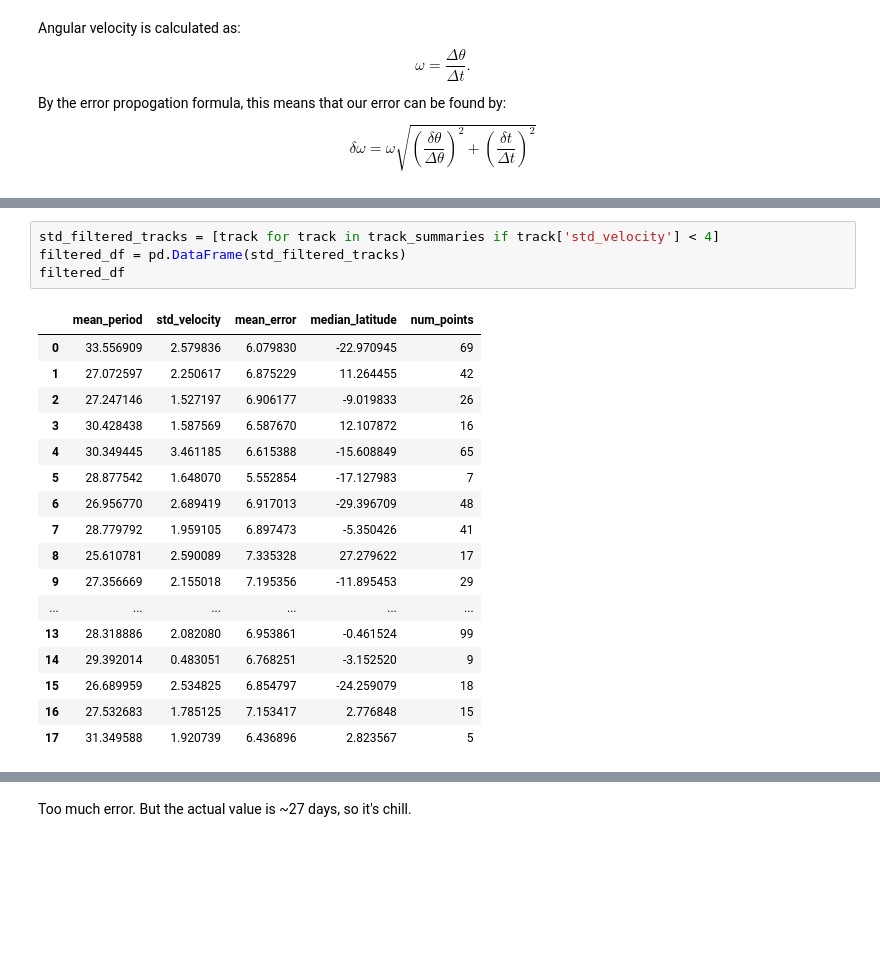
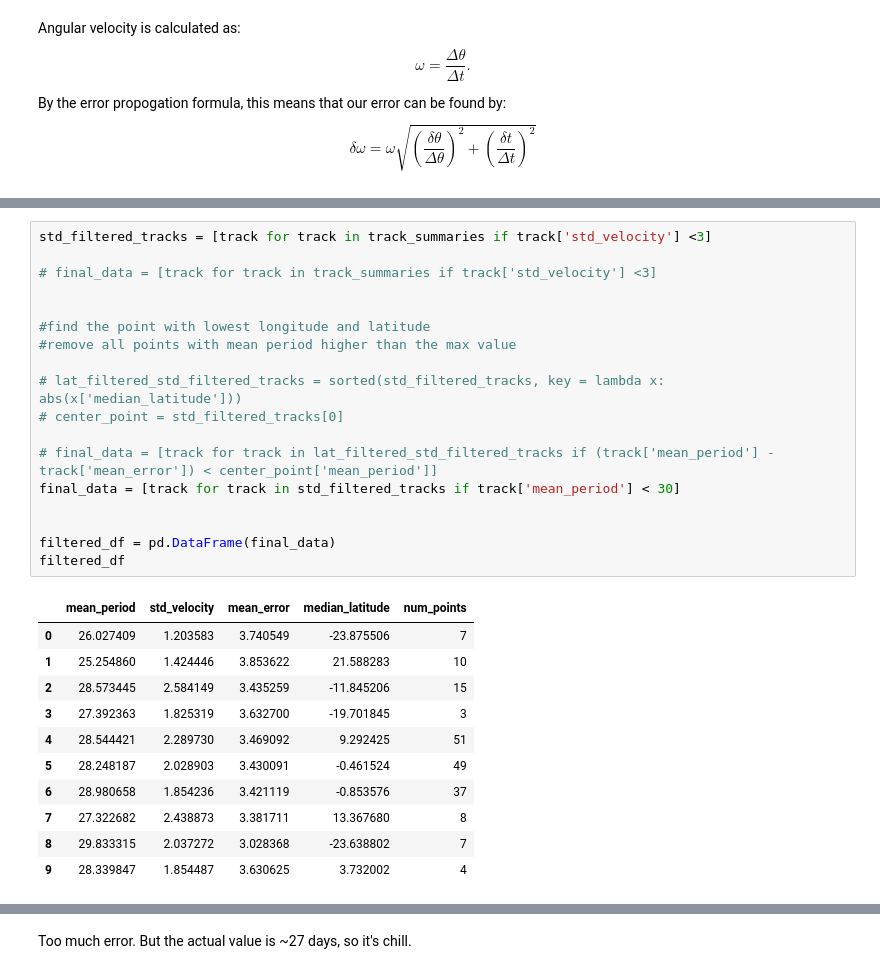
Before and after one commit to Joseph-Khoury/MQE_env, a Jupyter notebook: DML/solar_rotation_from_data/SOHO_analysis.ipynb, the cells around one changed output, grey strips where cells are left out. Drawn from its saved outputs; the diff is of its cells as text; blank space fills up the shorter version.

```diff
--- a/DML/solar_rotation_from_data/SOHO_analysis.ipynb
+++ b/DML/solar_rotation_from_data/SOHO_analysis.ipynb
@@ -353,25 +360,33 @@ summary_df
-# %%
-std_filtered_tracks = [track for track in track_summaries if track['std_velocity'] < 4]
-filtered_df = pd.DataFrame(std_filtered_tracks)
-filtered_df
-# %% [output]
-|  | mean_period | std_velocity | mean_error | median_latitude | num_points |
-| 0 | 33.556909 | 2.579836 | 6.079830 | -22.970945 | 69 |
-| 1 | 27.072597 | 2.250617 | 6.875229 | 11.264455 | 42 |
-| 2 | 27.247146 | 1.527197 | 6.906177 | -9.019833 | 26 |
-| 3 | 30.428438 | 1.587569 | 6.587670 | 12.107872 | 16 |
-| 4 | 30.349445 | 3.461185 | 6.615388 | -15.608849 | 65 |
-| 5 | 28.877542 | 1.648070 | 5.552854 | -17.127983 | 7 |
-| 6 | 26.956770 | 2.689419 | 6.917013 | -29.396709 | 48 |
-| 7 | 28.779792 | 1.959105 | 6.897473 | -5.350426 | 41 |
-| 8 | 25.610781 | 2.590089 | 7.335328 | 27.279622 | 17 |
-| 9 | 27.356669 | 2.155018 | 7.195356 | -11.895453 | 29 |
-| ... | ... | ... | ... | ... | ... |
-| 13 | 28.318886 | 2.082080 | 6.953861 | -0.461524 | 99 |
-| 14 | 29.392014 | 0.483051 | 6.768251 | -3.152520 | 9 |
-| 15 | 26.689959 | 2.534825 | 6.854797 | -24.259079 | 18 |
-| 16 | 27.532683 | 1.785125 | 7.153417 | 2.776848 | 15 |
-| 17 | 31.349588 | 1.920739 | 6.436896 | 2.823567 | 5 |
+# %%
+std_filtered_tracks = [track for track in track_summaries if track['std_velocity'] <3]
+
+# final_data = [track for track in track_summaries if track['std_velocity'] <3]
+
+
+#find the point with lowest longitude and latitude
+#remove all points with mean period higher than the max value
+
+# lat_filtered_std_filtered_tracks = sorted(std_filtered_tracks, key = lambda x: abs(x['median_latitude']))
+# center_point = std_filtered_tracks[0]
+
+# final_data = [track for track in lat_filtered_std_filtered_tracks if (track['mean_period'] - track['mean_error']) < center_point['mean_period']]
+final_data = [track for track in std_filtered_tracks if track['mean_period'] < 30]
+
+
+filtered_df = pd.DataFrame(final_data)
+filtered_df
+# %% [output]
+|  | mean_period | std_velocity | mean_error | median_latitude | num_points |
+| 0 | 26.027409 | 1.203583 | 3.740549 | -23.875506 | 7 |
+| 1 | 25.254860 | 1.424446 | 3.853622 | 21.588283 | 10 |
+| 2 | 28.573445 | 2.584149 | 3.435259 | -11.845206 | 15 |
+| 3 | 27.392363 | 1.825319 | 3.632700 | -19.701845 | 3 |
+| 4 | 28.544421 | 2.289730 | 3.469092 | 9.292425 | 51 |
+| 5 | 28.248187 | 2.028903 | 3.430091 | -0.461524 | 49 |
+| 6 | 28.980658 | 1.854236 | 3.421119 | -0.853576 | 37 |
+| 7 | 27.322682 | 2.438873 | 3.381711 | 13.367680 | 8 |
+| 8 | 29.833315 | 2.037272 | 3.028368 | -23.638802 | 7 |
+| 9 | 28.339847 | 1.854487 | 3.630625 | 3.732002 | 4 |
 # %%
 # Plot mean velocity vs median latitude with error bars
 fig, ax = plt.subplots(figsize=(10, 6))
```
Also changed, not shown: parts of 16 cells of this notebook, 9 other files.
